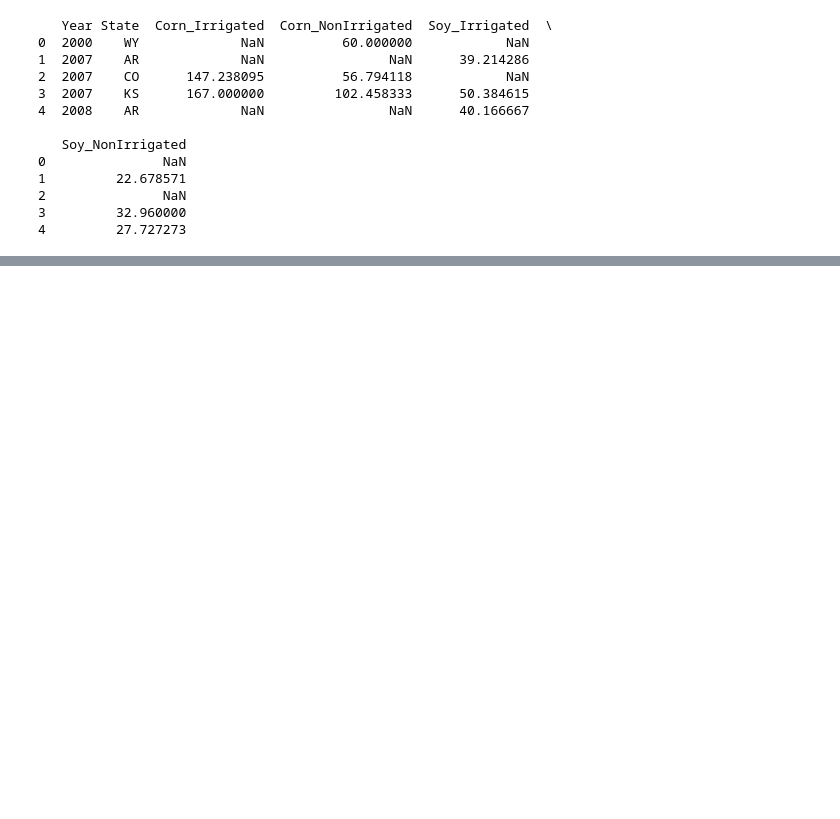
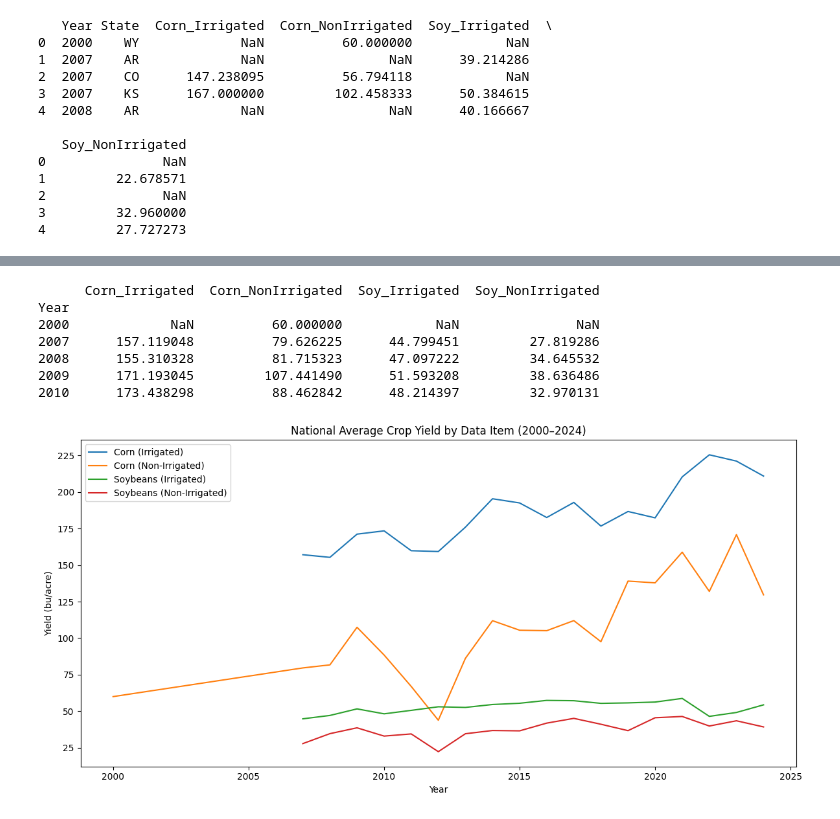
Before and after one commit to edb1014/CPSC-485-Final-Project, a Jupyter notebook: edb1014_Final Project.ipynb, the cells around one changed output, grey strips where cells are left out. Saved outputs shown, nothing was run; the diff lists cells and outputs as text; code cells hidden in the pictures; blank space fills up the shorter version.

```diff
--- a/edb1014_Final Project.ipynb
+++ b/edb1014_Final Project.ipynb
@@ -125,0 +158,28 @@ print(df_modifiedDrought)
+# %%
+import matplotlib.pyplot as plt
+
+# Average across all states per year
+df_national = df_modifiedCrops.groupby('Year')[['Corn_Irrigated', 'Corn_NonIrrigated', 'Soy_Irrigated', 'Soy_NonIrrigated']].mean()
+print(df_national.head())
+fig, ax = plt.subplots(figsize=(12, 6))
+
+ax.plot(df_national.index, df_national['Corn_Irrigated'], label='Corn (Irrigated)')
+ax.plot(df_national.index, df_national['Corn_NonIrrigated'], label='Corn (Non-Irrigated)')
+ax.plot(df_national.index, df_national['Soy_Irrigated'], label='Soybeans (Irrigated)')
+ax.plot(df_national.index, df_national['Soy_NonIrrigated'], label='Soybeans (Non-Irrigated)')
+
+ax.set_title('National Average Crop Yield by Data Item (2000–2024)')
+ax.set_xlabel('Year')
+ax.set_ylabel('Yield (bu/acre)')
+ax.legend()
+plt.tight_layout()
+plt.show()
+# %% [output]
+      Corn_Irrigated  Corn_NonIrrigated  Soy_Irrigated  Soy_NonIrrigated
+Year
+2000             NaN          60.000000            NaN               NaN
+2007      157.119048          79.626225      44.799451         27.819286
+2008      155.310328          81.715323      47.097222         34.645532
+2009      171.193045         107.441490      51.593208         38.636486
+2010      173.438298          88.462842      48.214397         32.970131
+[figure, added]
```
Also changed, not shown: parts of 6 cells of this notebook.
